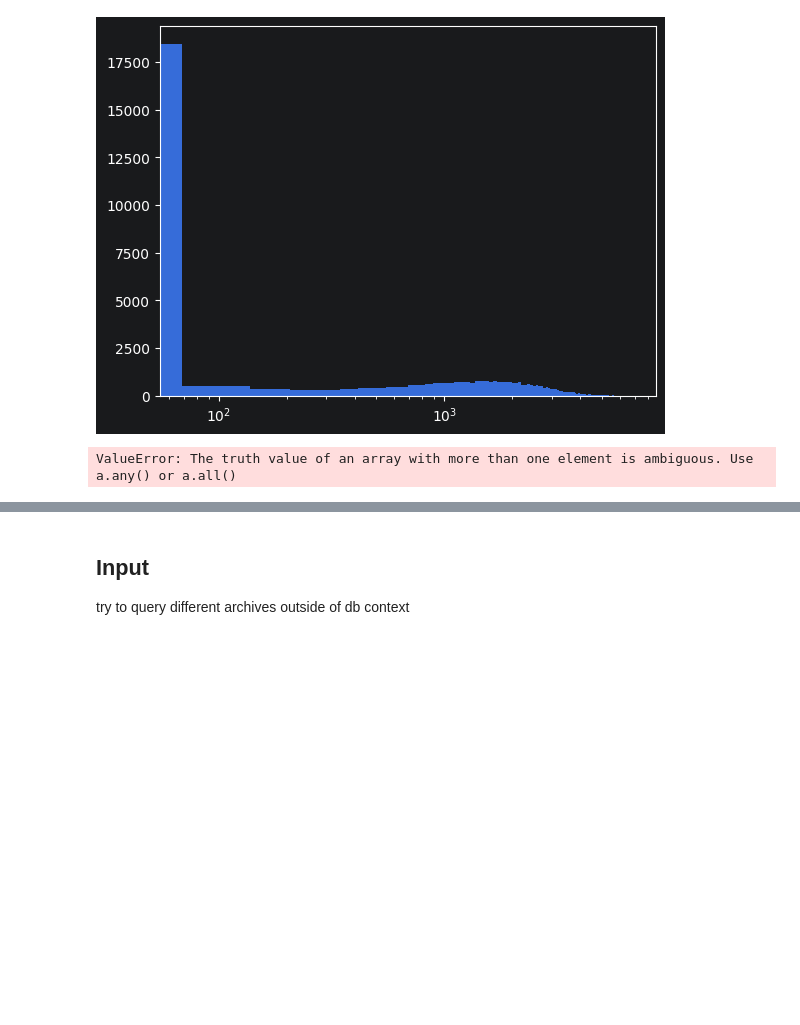
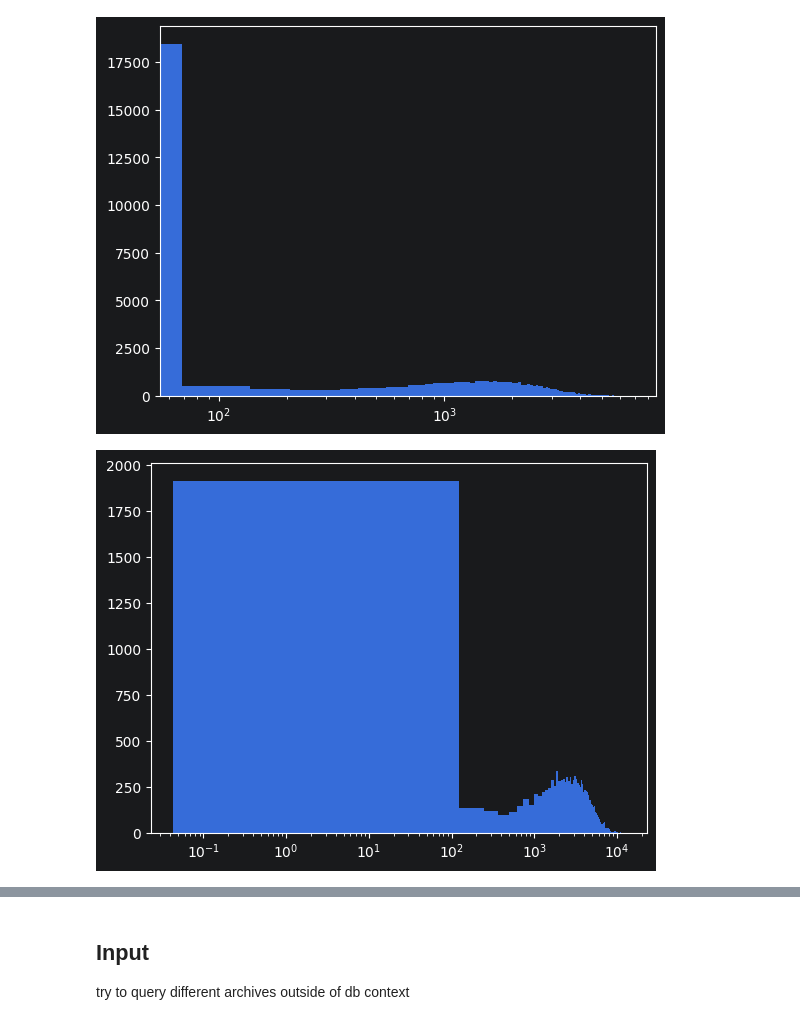
Before and after one commit to fmenti/life_td, a Jupyter notebook: data_generation/life_td_data_generation/NewProject.ipynb, the cells around one changed output, grey strips where cells are left out. Drawn from its saved outputs; the diff is of its cells as text; code cells hidden in the pictures; blank space fills up the shorter version.

Commit message:
worked on new project starcat hpic merge

```diff
--- a/data_generation/life_td_data_generation/NewProject.ipynb
+++ b/data_generation/life_td_data_generation/NewProject.ipynb
@@ -68,6 +92,18 @@ plt.show()
 # most objects are very close by but a few have > 50 (as?) to their next neighbor
 # %% [output]
 [figure]
+# %%
+# test if different for both catalog combined
+radius_hpic = nearest_neighbor_distances_units(hpic["ra"],hpic["dec"])
+import matplotlib.pyplot as plt
+plt.figure()
+xs = [x for x in range(len(radius_hpic))]
+plt.hist(radius_hpic,bins = 100)
+plt.xscale('log')
+plt.show()
+# -> is more like slightly over 100
+# %% [output]
+[figure, added]
 # %%
 #I want to get hipc info and for stars not having it available get starcat info
 # so I am going to mask away all stars in starcat that have hipc info
@@ -84,6 +120,4 @@ mask_cat2_in_cat1 = get_mask_cat2_in_cat1(name_cat1 = hpic["simbad_name"],
                                           name_cat2 = StarCat5_50pc["main_id"],
                                           ra_cat2 = StarCat5_50pc["coo_ra"],
                                           dec_cat2 = StarCat5_50pc["coo_dec"],
-                                          r_arcsec = radius)
+                                          r_arcsec = 50)
-# %% [output]
-ValueError: The truth value of an array with more than one element is ambiguous. Use a.any() or a.all()
```
Also changed, not shown: parts of 13 cells of this notebook.
